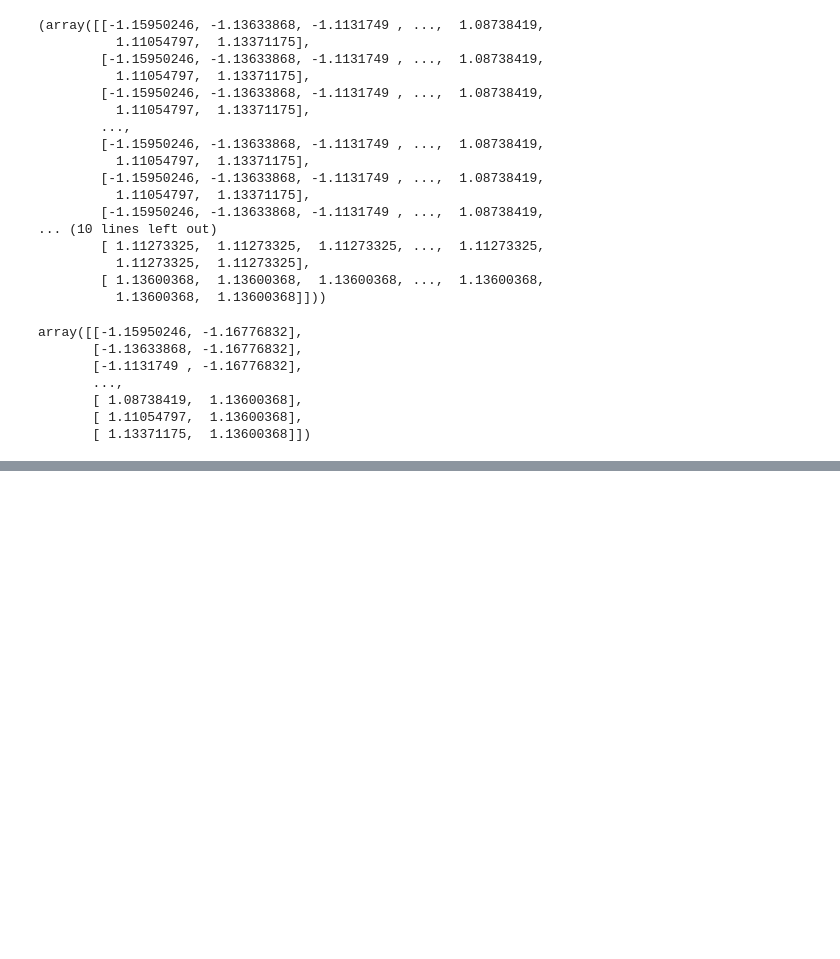
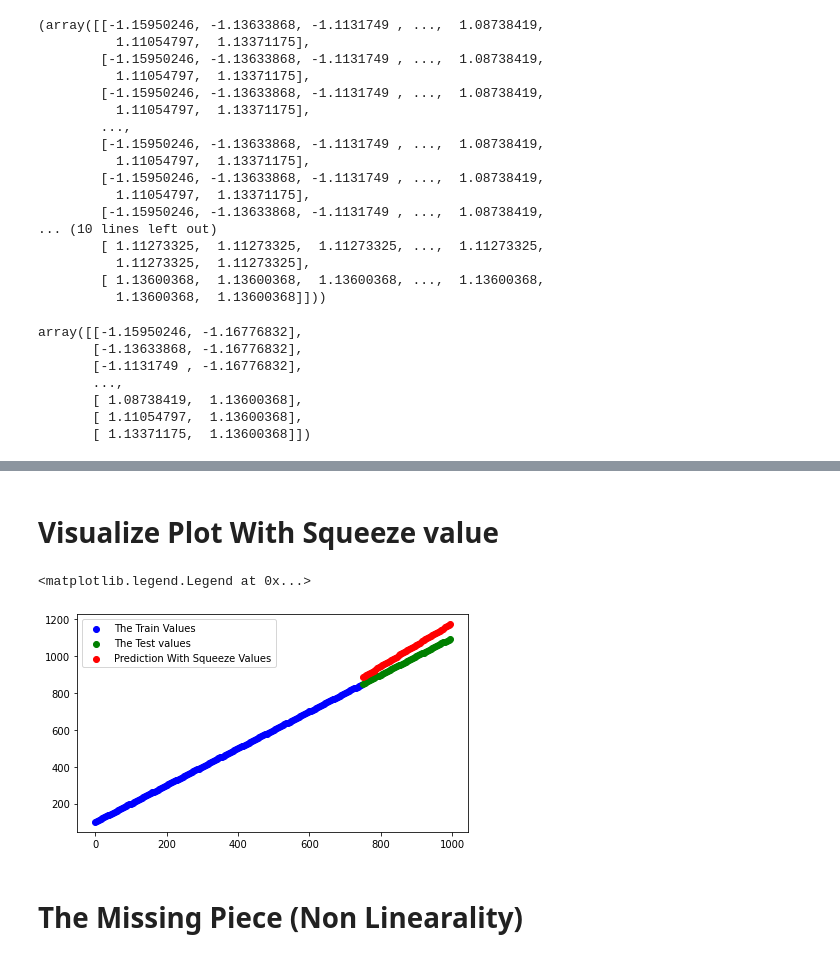
Before and after one commit to Mabtoor-Mabx/Tensor_Flow_Practices, a Jupyter notebook: Neural_Network_Classification_.ipynb, the cells around one changed output, grey strips where cells are left out. Cells and saved outputs as stored; diff of their text form; code cells hidden in the pictures; blank space fills up the shorter version.

```diff
--- a/Neural_Network_Classification_.ipynb
+++ b/Neural_Network_Classification_.ipynb
@@ -408,0 +494,13 @@ array([[0.5128788 ],
+# %% [markdown]
+# Visualize Plot With Squeeze value
+# %%
+plt.figure(figsize=(7,4))
+plt.scatter(X_reg_train, Y_reg_train, c='Blue', label='The Train Values')
+plt.scatter(X_reg_test, Y_reg_test, c='Green', label='The Test values')
+plt.scatter(X_reg_test, y_reg_pred_squueze, c='Red', label='Prediction With Squeeze Values')
+plt.legend()
+# %% [output]
+<matplotlib.legend.Legend at 0x...>
+[figure, added]
+# %% [markdown]
+# The Missing Piece (Non Linearality)
```
Also changed, not shown: parts of 88 cells of this notebook.
